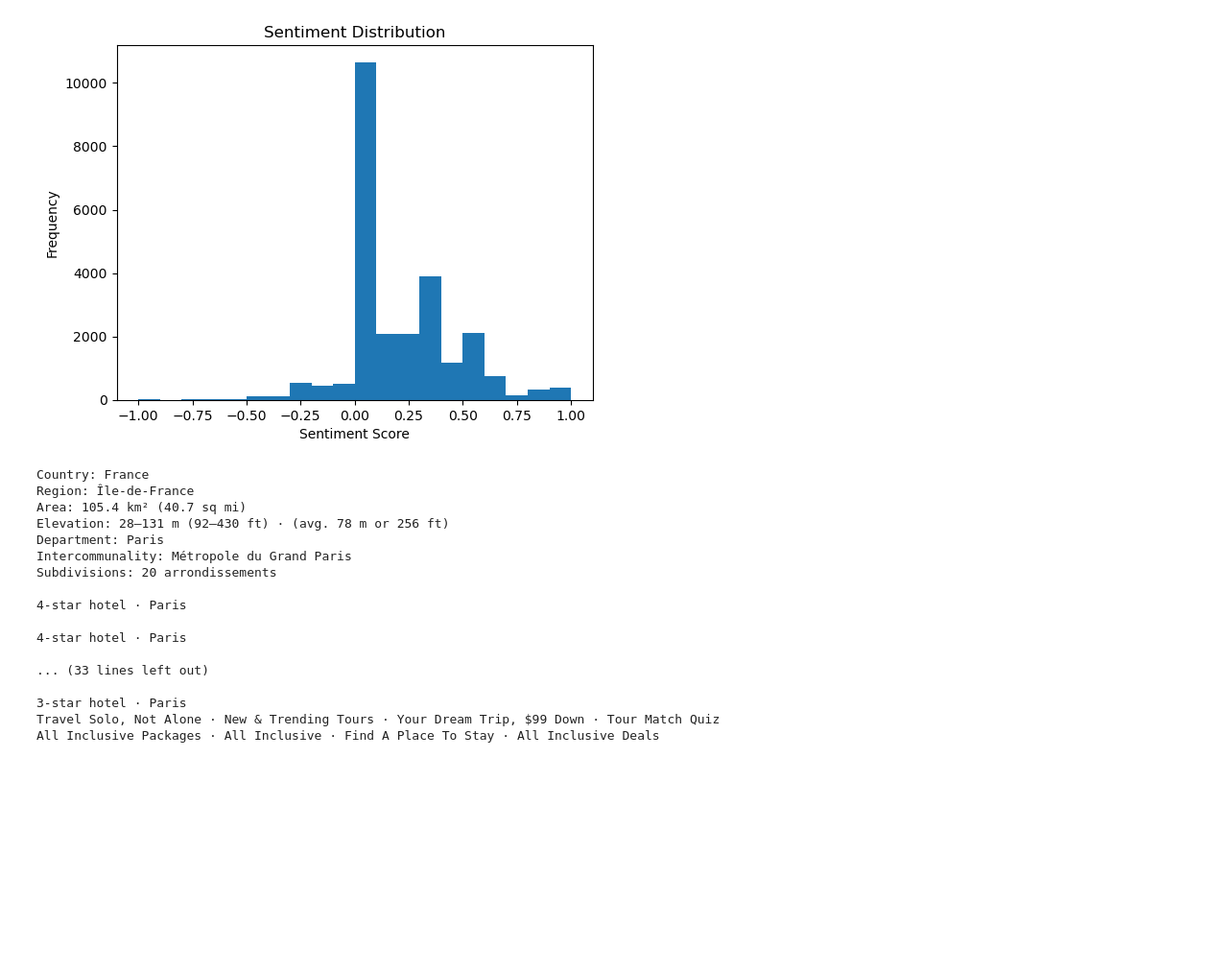
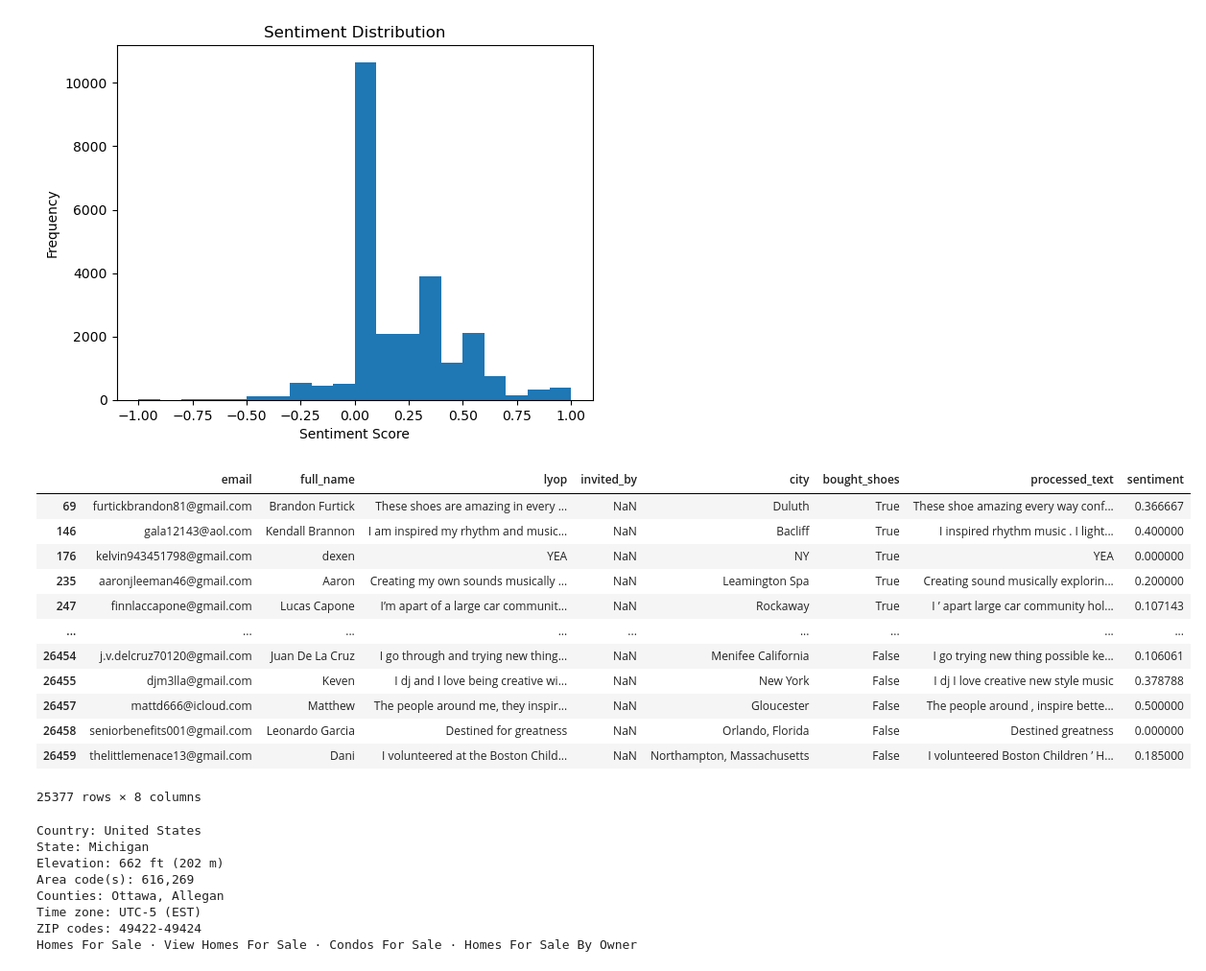
Before and after one commit to jackkrebsbach/stats, a Jupyter notebook: project/project.ipynb, the cells around one changed output. Shown at 96% size. Drawn from its saved outputs; the diff is of its cells as text; code cells hidden in the pictures; blank space fills up the shorter version.

```diff
--- a/project/project.ipynb
+++ b/project/project.ipynb
@@ -131,7 +131,22 @@ plt.show()
 [nltk_data]   Package punkt is already up-to-date!
 [figure]
 # %%
-df.to_csv("./outputs/processed_data.csv")
+df
+#df.to_csv("./outputs/processed_data.csv")
+# %% [output]
+|  | email | full_name | lyop | invited_by | city | bought_shoes | processed_text | sentiment |
+| 69 | furtickbrandon81@gmail.com | Brandon Furtick | These shoes are amazing in every ... | NaN | Duluth | True | These shoe amazing every way conf... | 0.366667 |
+| 146 | gala12143@aol.com | Kendall Brannon | I am inspired my rhythm and music... | NaN | Bacliff | True | I inspired rhythm music . I light... | 0.400000 |
+| 176 | kelvin943451798@gmail.com | dexen | YEA | NaN | NY | True | YEA | 0.000000 |
+| 235 | aaronjleeman46@gmail.com | Aaron | Creating my own sounds musically ... | NaN | Leamington Spa | True | Creating sound musically explorin... | 0.200000 |
+| 247 | finnlaccapone@gmail.com | Lucas Capone | I’m apart of a large car communit... | NaN | Rockaway | True | I ’ apart large car community hol... | 0.107143 |
+| ... | ... | ... | ... | ... | ... | ... | ... | ... |
+| 26454 | j.v.delcruz70120@gmail.com | Juan De La Cruz | I go through and trying new thing... | NaN | Menifee California | False | I go trying new thing possible ke... | 0.106061 |
+| 26455 | djm3lla@gmail.com | Keven | I dj and I love being creative wi... | NaN | New York | False | I dj I love creative new style music | 0.378788 |
+| 26457 | mattd666@icloud.com | Matthew | The people around me, they inspir... | NaN | Gloucester | False | The people around , inspire bette... | 0.500000 |
+| 26458 | seniorbenefits001@gmail.com | Leonardo Garcia | Destined for greatness | NaN | Orlando, Florida | False | Destined greatness | 0.000000 |
+| 26459 | thelittlemenace13@gmail.com | Dani | I volunteered at the Boston Child... | NaN | Northampton, Massachusetts | False | I volunteered Boston Children ’ H... | 0.185000 |
+25377 rows × 8 columns
 # %%
 from selenium import webdriver
 from selenium.webdriver.common.keys import Keys
@@ -145,13 +160,10 @@ from webdriver_manager.chrome import ChromeDriverManager
 service = Service(ChromeDriverManager().install())
 driver = webdriver.Chrome(service=service)
 
-CITY= 'Paris'
+CITY= 'hollad miii'
 
 try:
-    # Open Google Maps
     driver.get(f"https://www.bing.com/maps?q={CITY}")
-
-    # Wait for the search box to be present
     wait = WebDriverWait(driver, 10)
 
     #search_box = wait.until(EC.presence_of_element_located((By.NAME, "q")))
@@ -160,7 +172,6 @@ try:
     #search_box.send_keys(Keys.RETURN)
 
    # Wait for the page to load and locate elements
-       # Wait for the page to load and locate elements with class 'b_factrow'
     wait.until(EC.presence_of_all_elements_located((By.CLASS_NAME, 'b_factrow')))
     factrow_elements = driver.find_elements(By.CLASS_NAME, 'b_factrow')
 
@@ -175,20 +186,11 @@ finally:
     # Close the browser
     driver.quit()
 # %% [output]
-Country: France
-Region: Île-de-France
-Area: 105.4 km² (40.7 sq mi)
-Elevation: 28–131 m (92–430 ft) · (avg. 78 m or 256 ft)
-Department: Paris
-Intercommunality: Métropole du Grand Paris
-Subdivisions: 20 arrondissements
-
-4-star hotel · Paris
-
-4-star hotel · Paris
-
-... (33 lines left out)
-
-3-star hotel · Paris
-Travel Solo, Not Alone · New & Trending Tours · Your Dream Trip, $99 Down · Tour Match Quiz
-All Inclusive Packages · All Inclusive · Find A Place To Stay · All Inclusive Deals
+Country: United States
+State: Michigan
+Elevation: 662 ft (202 m)
+Area code(s): 616,269
+Counties: Ottawa, Allegan
+Time zone: UTC-5 (EST)
+ZIP codes: 49422-49424
+Homes For Sale · View Homes For Sale · Condos For Sale · Homes For Sale By Owner
```
Also changed, not shown: 1 other file.
